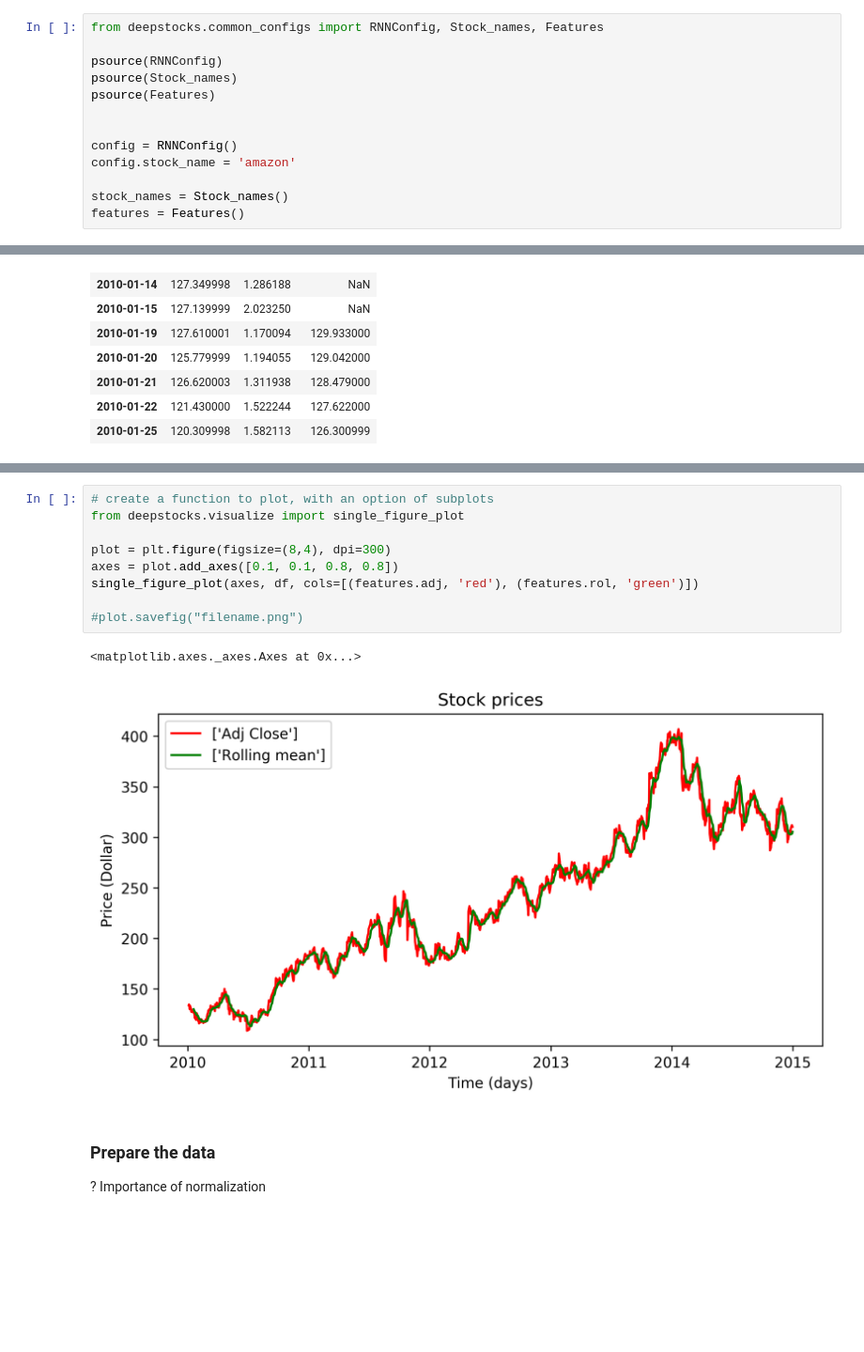
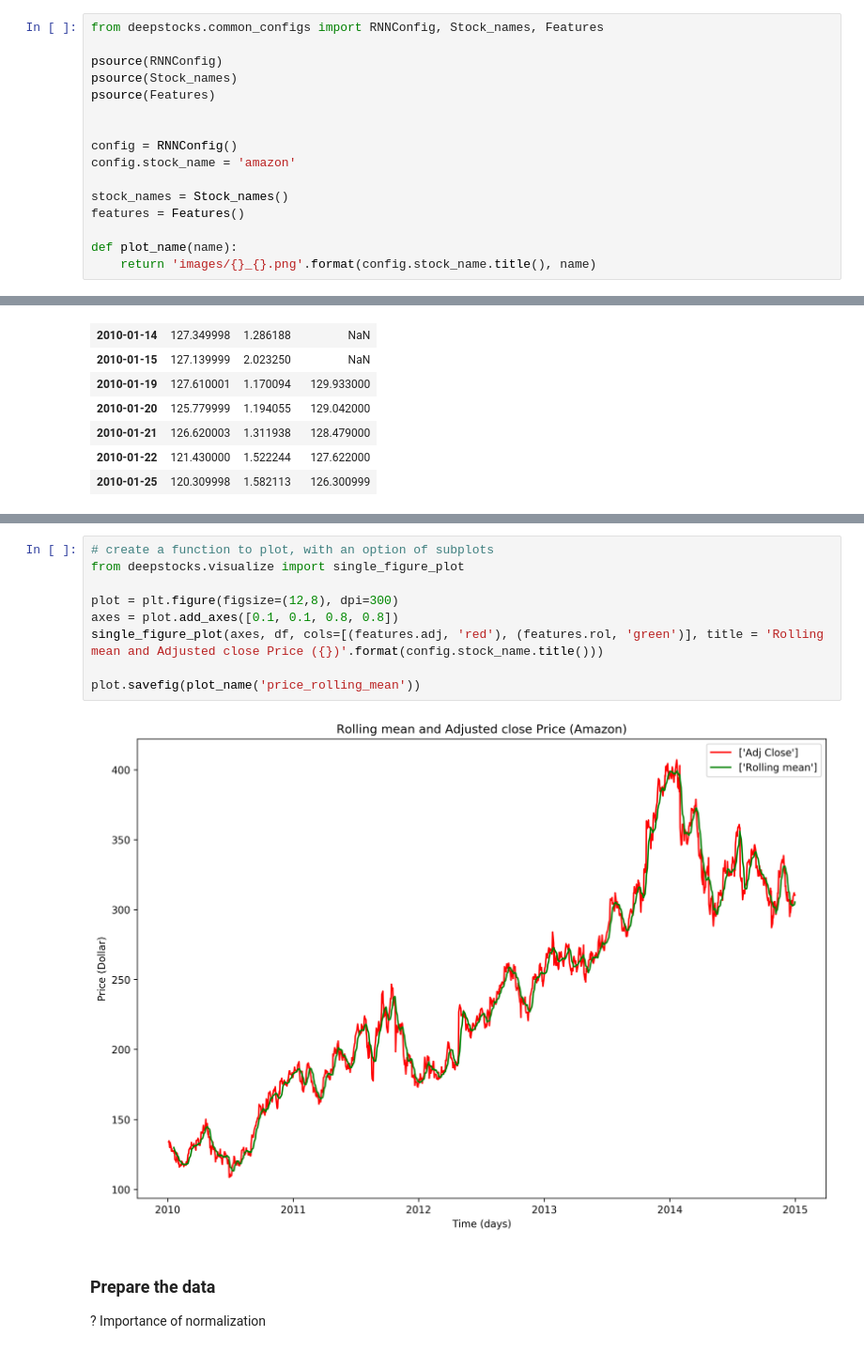
Before and after one commit to rtbins/Capstone-MachineLearning-Nanodegree, a Jupyter notebook: Project/AMAZON_Stocks.ipynb, the cells around one changed output, grey strips where cells are left out. Shown at 94% size. Cells and saved outputs as stored; diff of their text form; blank space fills up the shorter version.

```diff
--- a/Project/AMAZON_Stocks.ipynb
+++ b/Project/AMAZON_Stocks.ipynb
@@ -22,6 +22,9 @@ config.stock_name = 'amazon'
 
 stock_names = Stock_names()
 features = Features()
+
+def plot_name(name):
+    return 'images/{}_{}.png'.format(config.stock_name.title(), name)
 # %% [output]
 [interactive output not drawn]
 [interactive output not drawn]
@@ -101,15 +106,14 @@ plt.tight_layout()
 # %%
 # create a function to plot, with an option of subplots
 from deepstocks.visualize import single_figure_plot
 
-plot = plt.figure(figsize=(8,4), dpi=300)
+plot = plt.figure(figsize=(12,8), dpi=300)
 axes = plot.add_axes([0.1, 0.1, 0.8, 0.8])
-single_figure_plot(axes, df, cols=[(features.adj, 'red'), (features.rol, 'green')])
+single_figure_plot(axes, df, cols=[(features.adj, 'red'), (features.rol, 'green')], title = 'Rolling mean and Adjusted close Price ({})'.format(config.stock_name.title()))
 
-#plot.savefig("filename.png")
+plot.savefig(plot_name('price_rolling_mean'))
 # %% [output]
-<matplotlib.axes._axes.Axes at 0x...>
-[figure, old version]
+[figure, new version]
 # %% [markdown]
 ### Prepare the data
 
```
Also changed, not shown: parts of 5 cells of this notebook, 35 other files.
